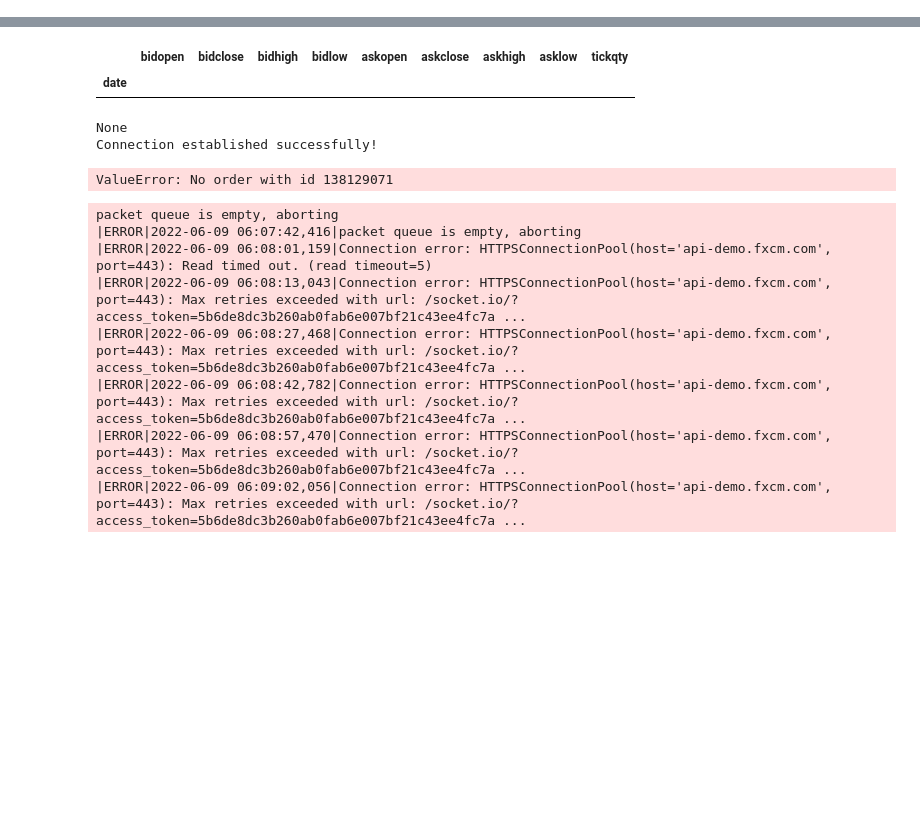
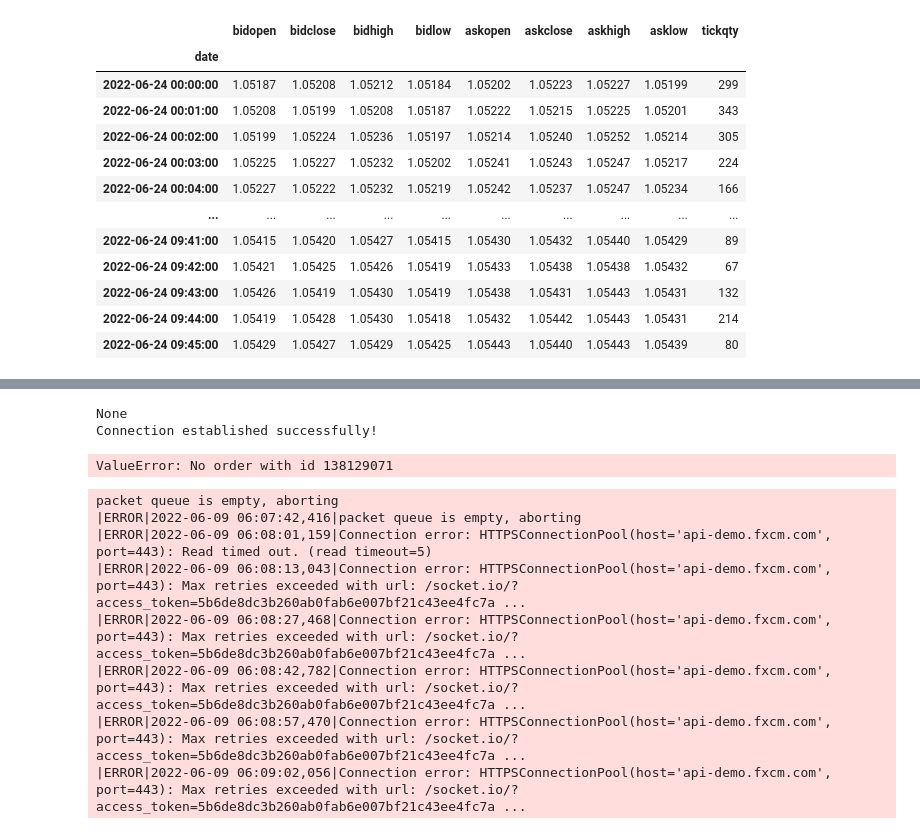
Before and after one commit to sonupal129/affinity, a Jupyter notebook: algo_test.ipynb, the cells around one changed output, grey strips where cells are left out. Saved outputs shown, nothing was run; the diff lists cells and outputs as text; code cells hidden in the pictures; blank space fills up the shorter version.

```diff
--- a/algo_test.ipynb
+++ b/algo_test.ipynb
@@ -2,6 +2,7 @@
 import fxcmpy, socketio, engineio
 print(fxcmpy.__version__)
 TOKEN = "5b6de8dc3b260ab0fab6e007bf21c43ee4fc7a27"
-con = fxcmpy.fxcmpy(access_token=TOKEN, log_level="error")
+
+con = fxcmpy.fxcmpy(access_token=TOKEN)
 con
 # %% [output]
@@ -17,13 +12,26 @@ packet queue is empty, aborting
 # %%
 import datetime as dt
 from icecream import ic
 import socketio, engineio
 from django.conf import settings
 
-start = dt.datetime(2022,6,21)
-end = dt.datetime(2022,6,22)
+start = dt.datetime(2022,6,24)
+end = dt.datetime(2022,6,25)
 data = con.get_candles('EUR/USD', period='m1', start=start, end=end) #number=250 start=start, end=end
 # data.to_csv("may.csv")
 connection = con
 data
 # %% [output]
+|  | bidopen | bidclose | bidhigh | bidlow | askopen | askclose | askhigh | asklow | tickqty |
+| date |  |  |  |  |  |  |  |  |  |
+| 2022-06-24 00:00:00 | 1.05187 | 1.05208 | 1.05212 | 1.05184 | 1.05202 | 1.05223 | 1.05227 | 1.05199 | 299 |
+| 2022-06-24 00:01:00 | 1.05208 | 1.05199 | 1.05208 | 1.05187 | 1.05222 | 1.05215 | 1.05225 | 1.05201 | 343 |
+| 2022-06-24 00:02:00 | 1.05199 | 1.05224 | 1.05236 | 1.05197 | 1.05214 | 1.05240 | 1.05252 | 1.05214 | 305 |
+| 2022-06-24 00:03:00 | 1.05225 | 1.05227 | 1.05232 | 1.05202 | 1.05241 | 1.05243 | 1.05247 | 1.05217 | 224 |
+| 2022-06-24 00:04:00 | 1.05227 | 1.05222 | 1.05232 | 1.05219 | 1.05242 | 1.05237 | 1.05247 | 1.05234 | 166 |
+| ... | ... | ... | ... | ... | ... | ... | ... | ... | ... |
+| 2022-06-24 09:41:00 | 1.05415 | 1.05420 | 1.05427 | 1.05415 | 1.05430 | 1.05432 | 1.05440 | 1.05429 | 89 |
+| 2022-06-24 09:42:00 | 1.05421 | 1.05425 | 1.05426 | 1.05419 | 1.05433 | 1.05438 | 1.05438 | 1.05432 | 67 |
+| 2022-06-24 09:43:00 | 1.05426 | 1.05419 | 1.05430 | 1.05419 | 1.05438 | 1.05431 | 1.05443 | 1.05431 | 132 |
+| 2022-06-24 09:44:00 | 1.05419 | 1.05428 | 1.05430 | 1.05418 | 1.05432 | 1.05442 | 1.05443 | 1.05431 | 214 |
+| 2022-06-24 09:45:00 | 1.05429 | 1.05427 | 1.05429 | 1.05425 | 1.05443 | 1.05440 | 1.05443 | 1.05439 | 80 |
@@ -38,5 +39,3 @@ data
-|  | bidopen | bidclose | bidhigh | bidlow | askopen | askclose | askhigh | asklow | tickqty |
-| date |  |  |  |  |  |  |  |  |  |
 # %%
 import django
 django.setup()
```
Also changed, not shown: parts of 32 cells of this notebook, 2 other files.
